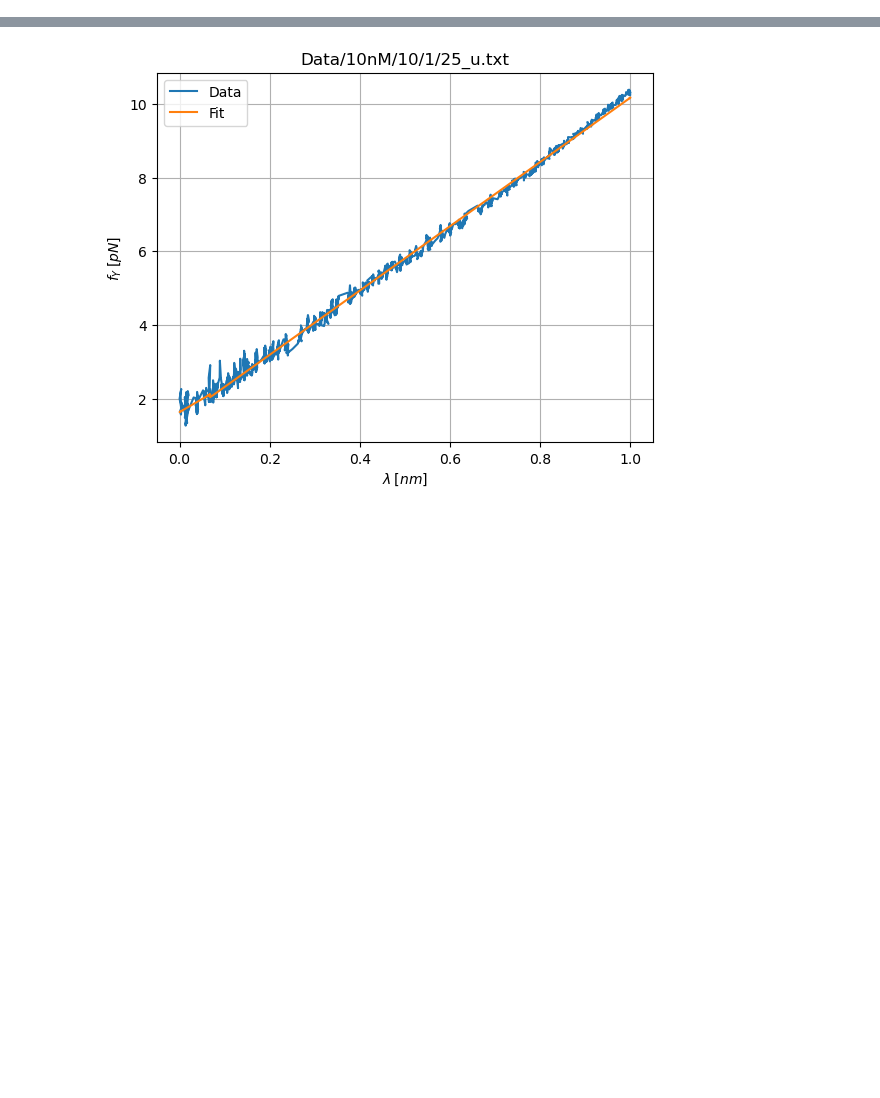
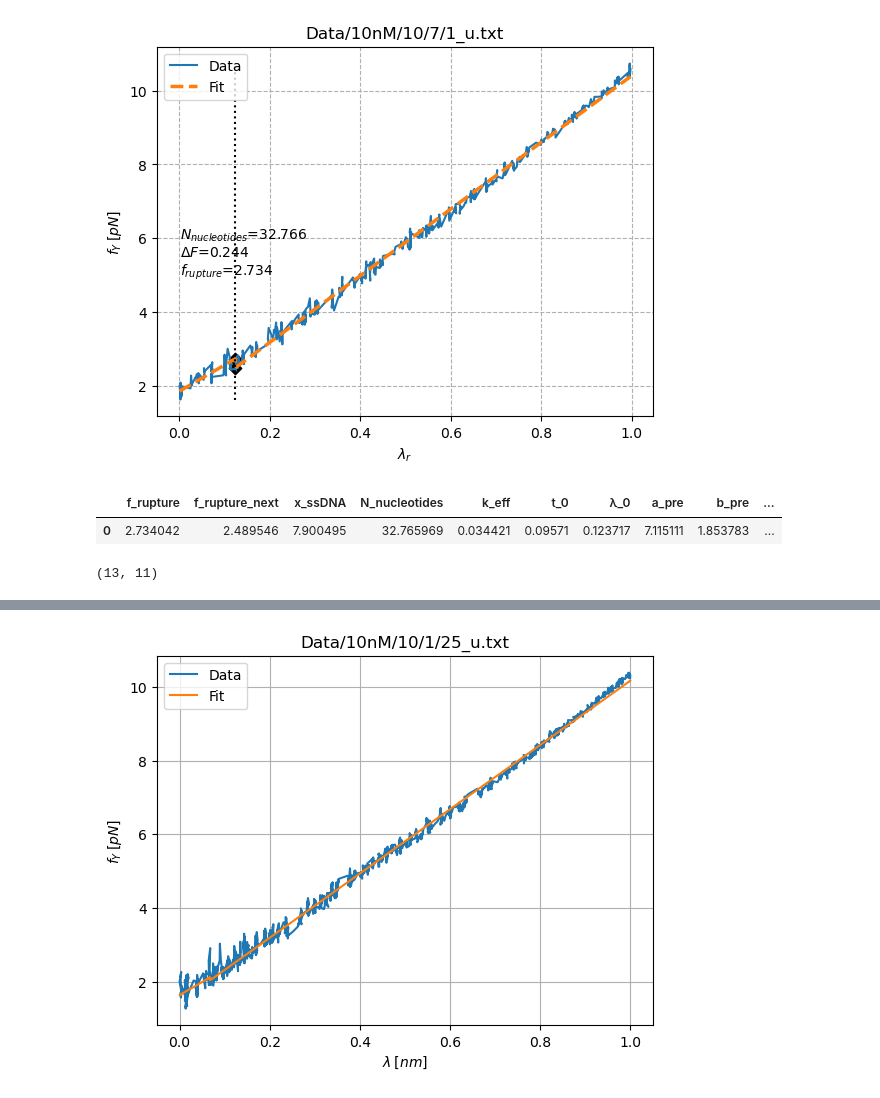
Before and after one commit to RiccardoTancredi/FluctuationTheorem, a Jupyter notebook: 10nM_f_max_10.ipynb, the cells around one changed output, grey strips where cells are left out. Cells and saved outputs as stored; diff of their text form; code cells hidden in the pictures; blank space fills up the shorter version.

```diff
--- a/10nM_f_max_10.ipynb
+++ b/10nM_f_max_10.ipynb
@@ -63,0 +174,7 @@ Saving results...
+# %%
+file = reading.readTxt(number=7, N=1, ty='u', forced_reshaped=0, graph=True) # 10 reshape works best
+reading.params_df
+# %% [output]
+[figure, added]
+|  | f_rupture | f_rupture_next | x_ssDNA | N_nucleotides | k_eff | t_0 | λ_0 | a_pre | b_pre | ... |
+| 0 | 2.734042 | 2.489546 | 7.900495 | 32.765969 | 0.034421 | 0.09571 | 0.123717 | 7.115111 | 1.853783 | ... |
@@ -63,0 +203,4 @@ Saving results...
+# %%
+len(path_re_analyze_U), len(path_re_analyze_F)
+# %% [output]
+(13, 11)
```
Also changed, not shown: parts of 34 cells of this notebook, 8 other files.
